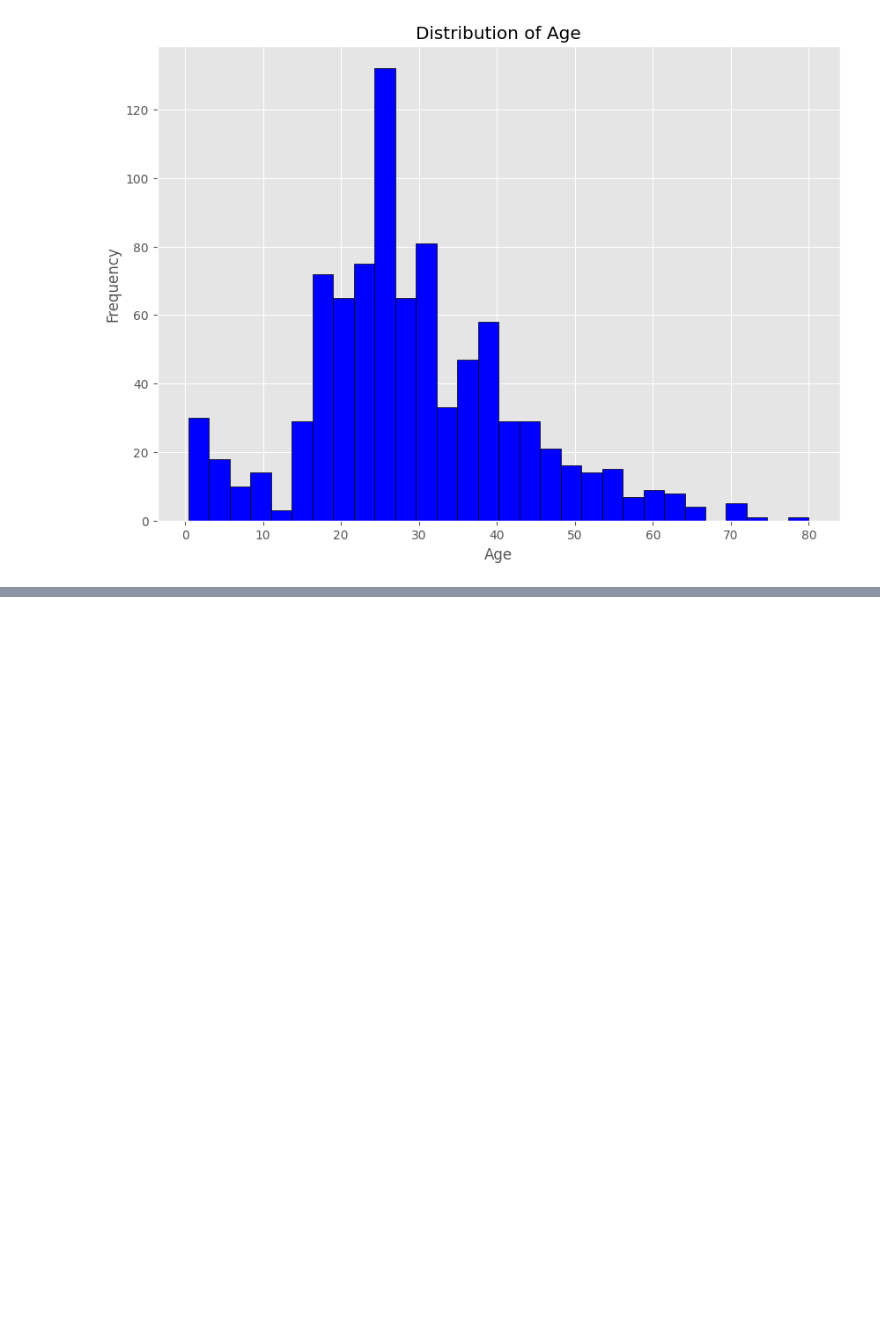
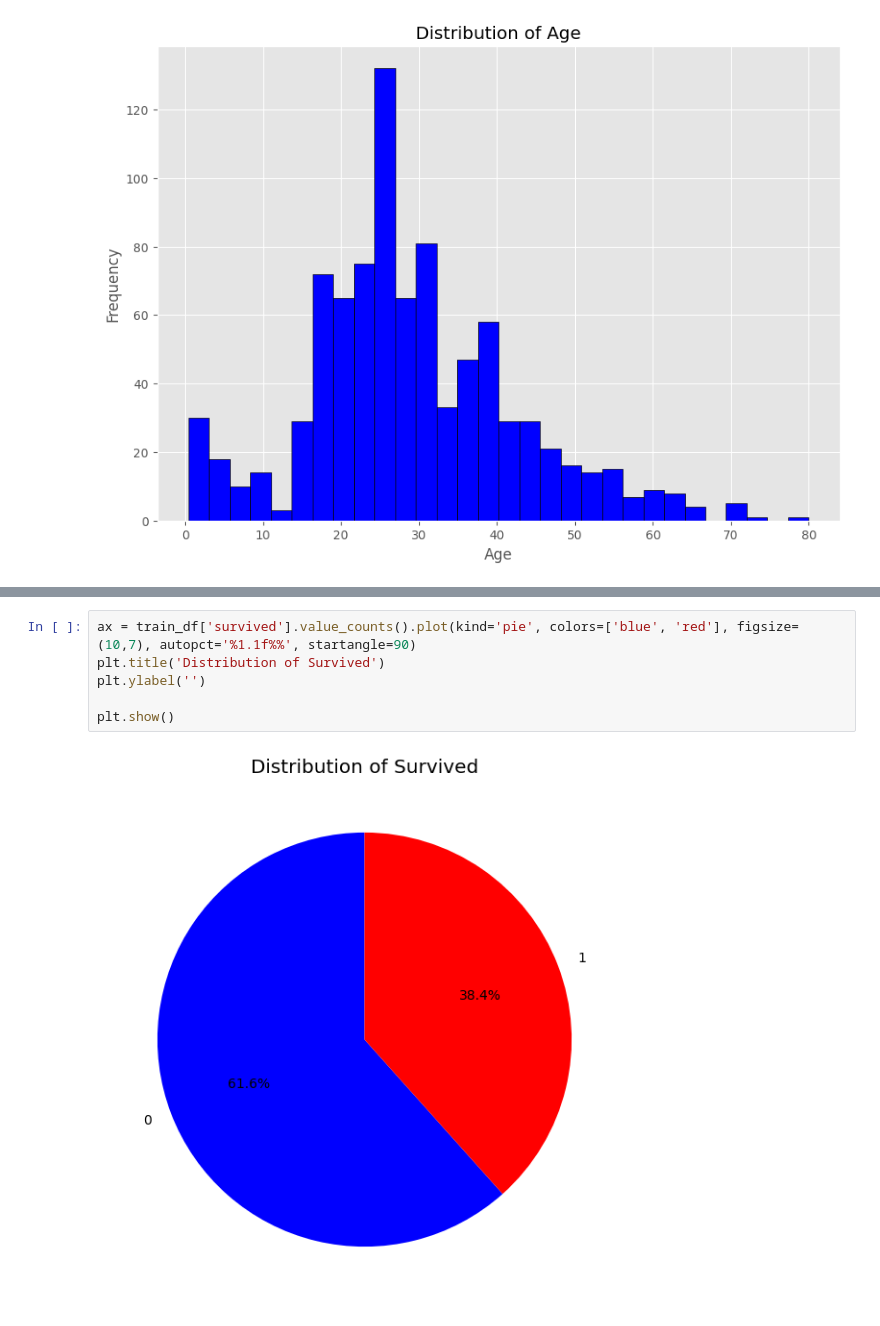
Before and after one commit to JMCoC/ml_engineer_roadmap, a Jupyter notebook: projects/6. TitanicEda/notebooks/titanic_eda.ipynb, the cells around one changed output, grey strips where cells are left out. Drawn from its saved outputs; the diff is of its cells as text; blank space fills up the shorter version.

```diff
--- a/projects/6. TitanicEda/notebooks/titanic_eda.ipynb
+++ b/projects/6. TitanicEda/notebooks/titanic_eda.ipynb
@@ -187,0 +234,8 @@ plt.show()
+# %%
+ax = train_df['survived'].value_counts().plot(kind='pie', colors=['blue', 'red'], figsize=(10,7), autopct='%1.1f%%', startangle=90)
+plt.title('Distribution of Survived')
+plt.ylabel('')
+
+plt.show()
+# %% [output]
+[figure, added]
```
Also changed, not shown: parts of 15 cells of this notebook.
